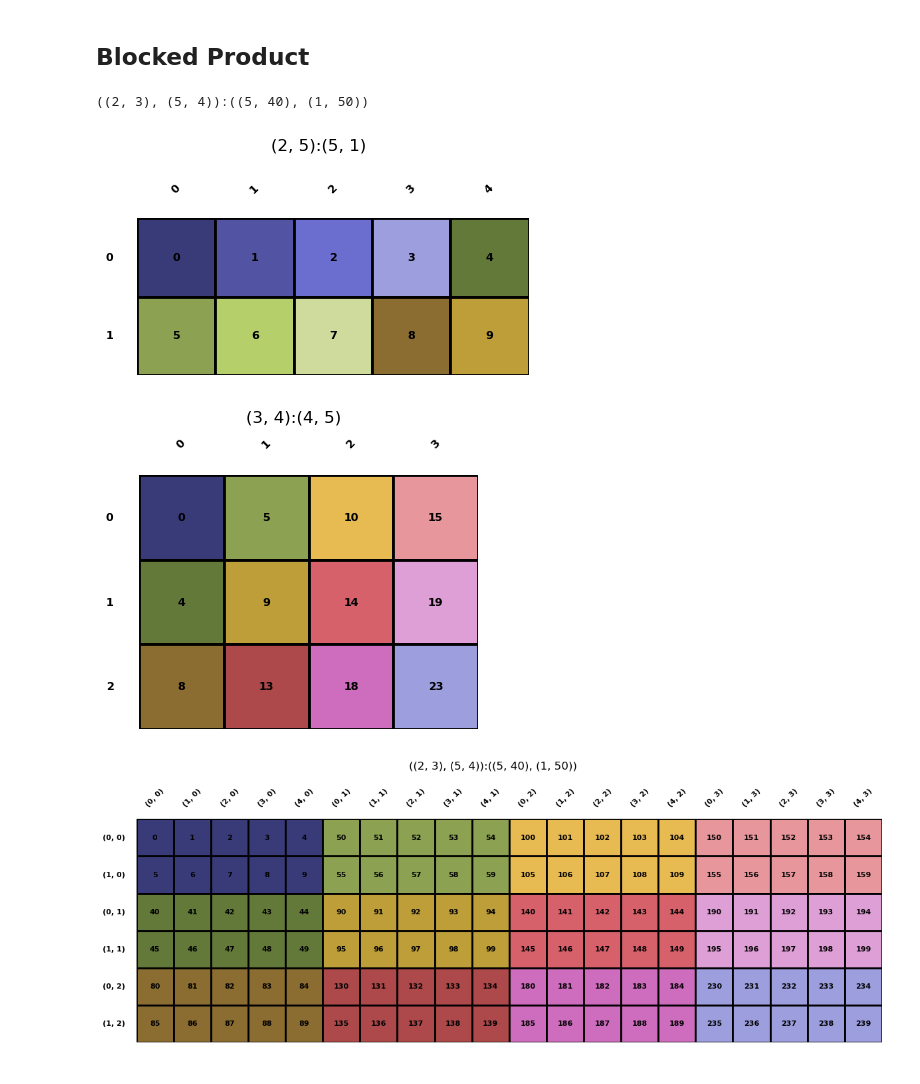
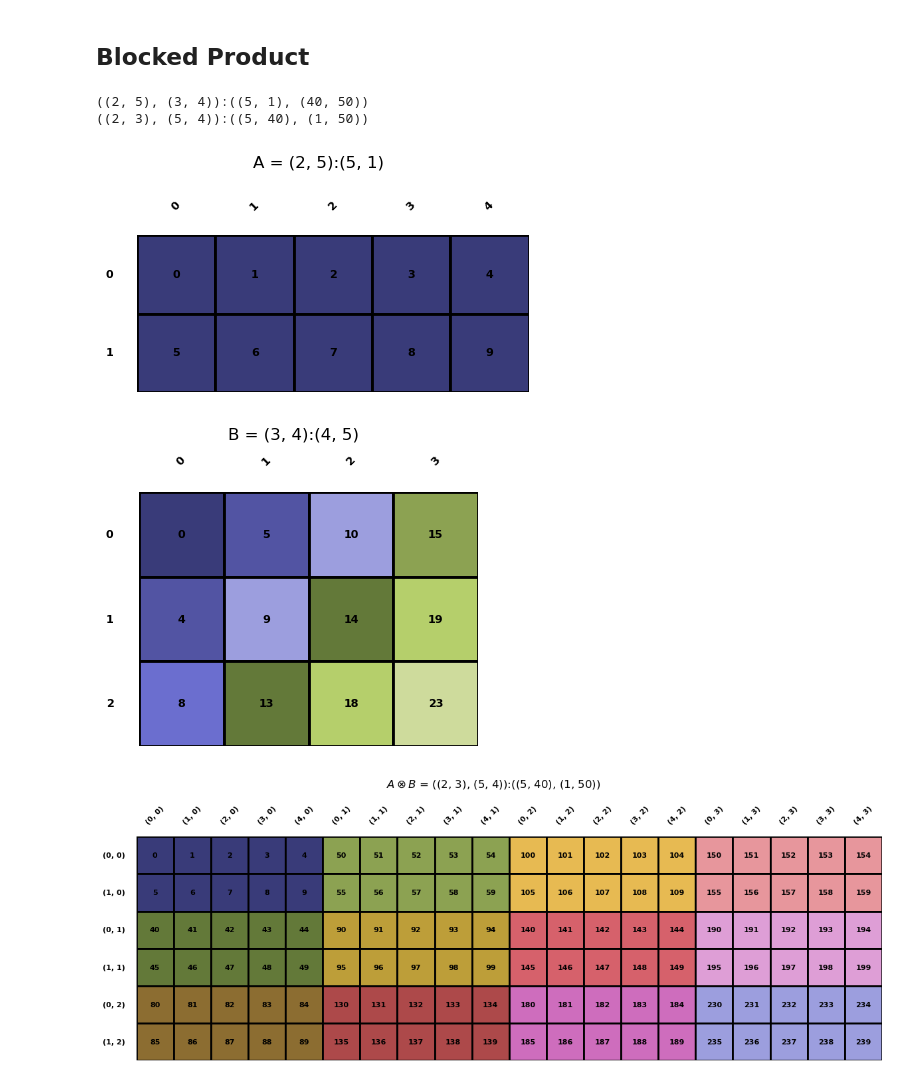
Before and after one commit to w32zhong/simp-intelligence, a Jupyter notebook: simp_intelligence/math/layout_product.ipynb, the cells around one changed output. Drawn from its saved outputs; the diff is of its cells as text; code cells hidden in the pictures.

```diff
--- a/simp_intelligence/math/layout_product.ipynb
+++ b/simp_intelligence/math/layout_product.ipynb
@@ -80,9 +80,13 @@ composite: + 4:5*10
 # %% [markdown]
 ## Blocked Product
 # %%
-Layout.from_string('(2,5):(5,1)').visualize().blocked_product(Layout.from_string('(3, 4):(4, 5)').visualize()).visualize(color_cycle=10)
+A = Layout.from_string('(2,5):(5,1)').visualize('A', color_cycle=10)
+B = Layout.from_string('(3,4):(4,5)').visualize('B', color_cycle=3)
+print(A.logical_product(B))
+print(A.blocked_product(B).visualize('$A \\otimes B$', color_cycle=10))
 # %% [output]
+((2, 5), (3, 4)):((5, 1), (40, 50))
 ((2, 3), (5, 4)):((5, 40), (1, 50))
-[figure, old version]
+[figure, new version]
-[figure, old version]
+[figure, new version]
-[figure, old version]
+[figure, new version]
```
Also changed, not shown: 1 other file.
